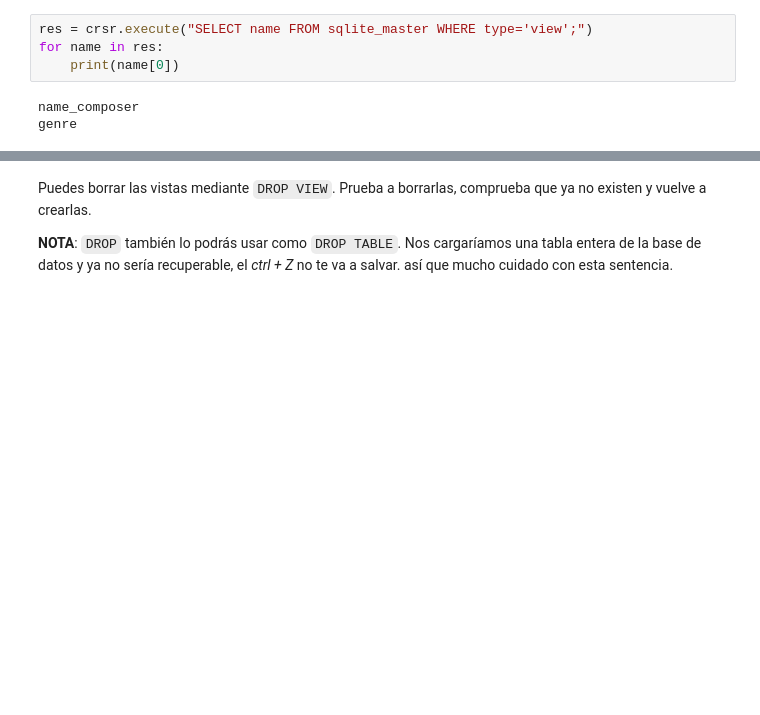
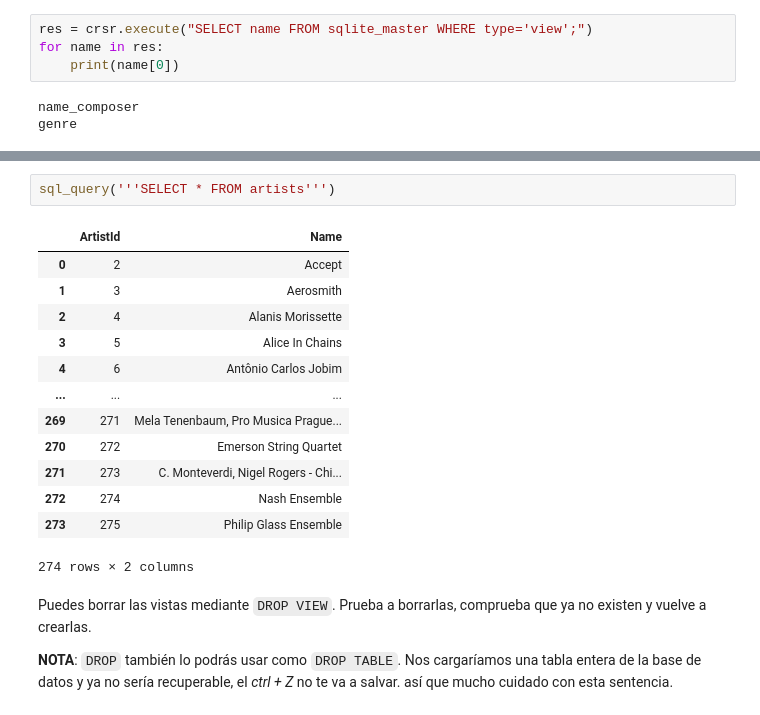
Before and after one commit to Mlcruz9/DS_TheBridgeBBK_SBIL2023, a Jupyter notebook: 2-Data_Analysis/6-Bases_de_datos/SQL_Python/SQL_Python.ipynb, the cells around one changed output, grey strips where cells are left out. Saved outputs shown, nothing was run; the diff lists cells and outputs as text; blank space fills up the shorter version.

```diff
--- a/2-Data_Analysis/6-Bases_de_datos/SQL_Python/SQL_Python.ipynb
+++ b/2-Data_Analysis/6-Bases_de_datos/SQL_Python/SQL_Python.ipynb
@@ -691,3 +778,19 @@ genre
+# %%
+sql_query('''SELECT * FROM artists''')
+# %% [output]
+|  | ArtistId | Name |
+| 0 | 2 | Accept |
+| 1 | 3 | Aerosmith |
+| 2 | 4 | Alanis Morissette |
+| 3 | 5 | Alice In Chains |
+| 4 | 6 | Antônio Carlos Jobim |
+| ... | ... | ... |
+| 269 | 271 | Mela Tenenbaum, Pro Musica Prague... |
+| 270 | 272 | Emerson String Quartet |
+| 271 | 273 | C. Monteverdi, Nigel Rogers - Chi... |
+| 272 | 274 | Nash Ensemble |
+| 273 | 275 | Philip Glass Ensemble |
+274 rows × 2 columns
 # %% [markdown]
 Puedes borrar las vistas mediante `DROP VIEW`. Prueba a borrarlas, comprueba que ya no existen y vuelve a crearlas.
 
```
Also changed, not shown: parts of 12 cells of this notebook, 8 other files.
